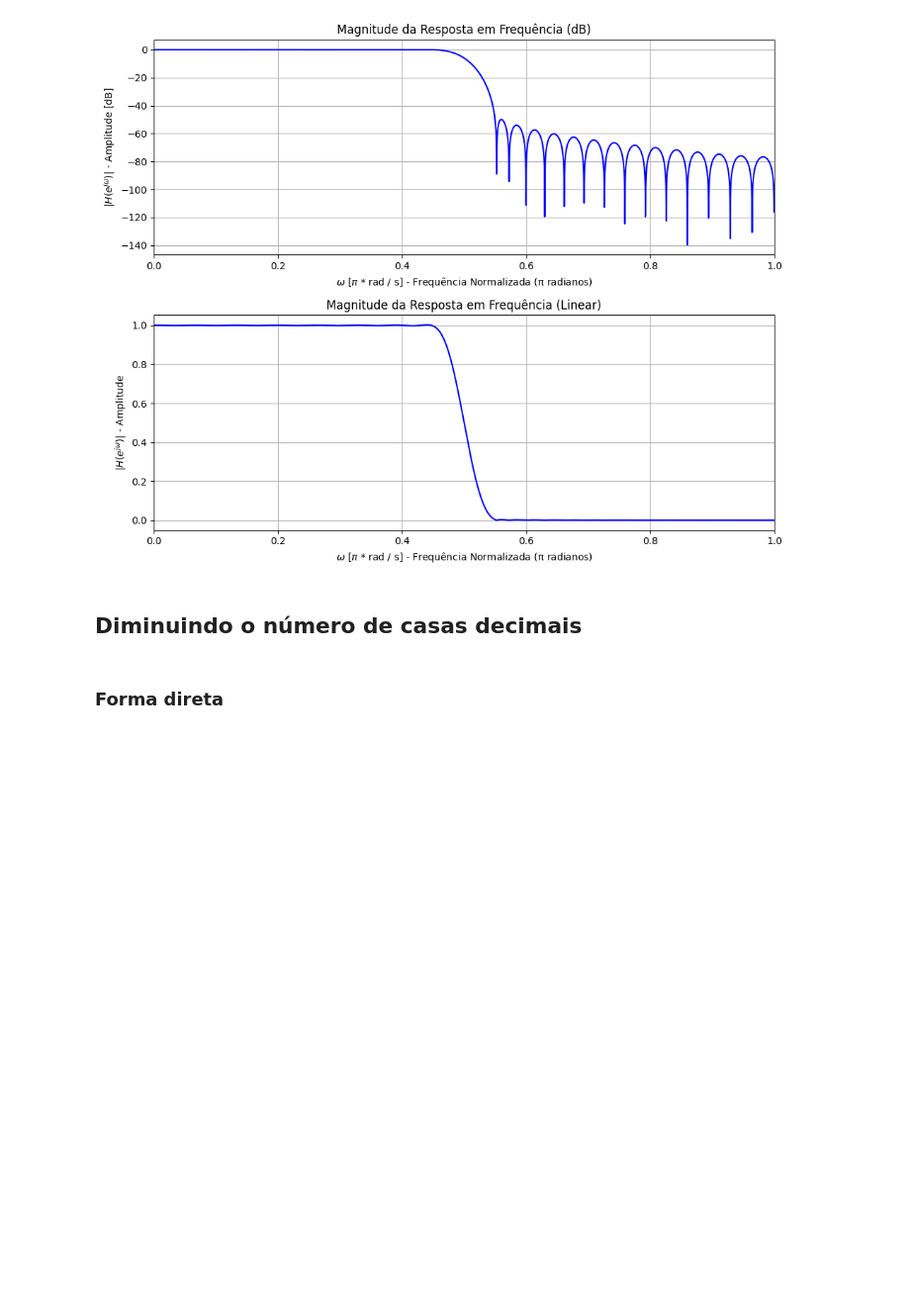
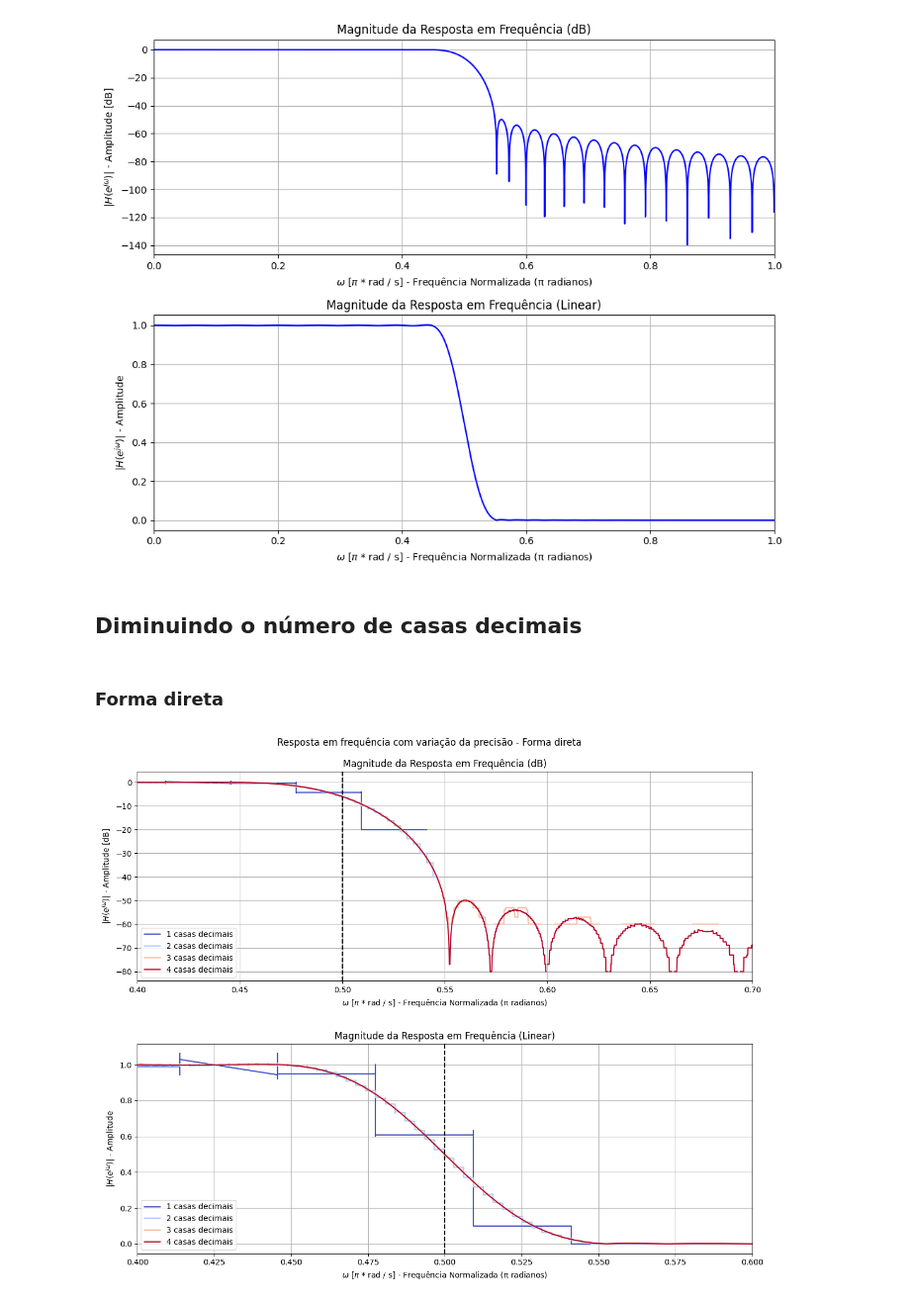
Before and after one commit to IvonLuiz/FIR_Filter_WindowMethod, a Jupyter notebook: notebook/FIR.ipynb, the cells around one changed output. Shown at 99% size. Cells and saved outputs as stored; diff of their text form; code cells hidden in the pictures; blank space fills up the shorter version.

Commit message:
fix decimals

```diff
--- a/notebook/FIR.ipynb
+++ b/notebook/FIR.ipynb
@@ -306,4 +306,39 @@ axs[0].axhline(-As, color='green', linestyle='--', label='Atenuação Banda Reje
 ## Diminuindo o número de casas decimais
 # %% [markdown]
 ### Forma direta
+# %%
+fig, axs = plt.subplots(2, 1, figsize=(12, 10))
+min_casas = 1
+max_casas = 5
+total_casas = max_casas - min_casas
+
+# Obtendo um mapa de cores
+colors = iter(cm.coolwarm(np.linspace(0, 1, total_casas)))
+
+# Iterando para plotar as respostas com diferentes precisões
+for n_casas in range(min_casas, max_casas):
+    # Arredonda os valores dos coeficientes
+    _w = np.round(w, decimals=n_casas)
+    _H = np.round(H, decimals=n_casas)
+    color = next(colors)
+
+    axs = plot_frequency_response_direct(_w, _H, fig, axs, color=color)
+
+# Atualizando a legenda e outras configurações
+axs[0].legend([f"{n_casas} casas decimais" for n_casas in range(min_casas, max_casas)], loc="lower left")
+axs[0].axvline(wc / np.pi, color="k", linestyle="--")
+axs[0].grid()
+axs[0].set_xlim(0.4, 0.7)
+
+axs[1].legend([f"{n_casas} casas decimais" for n_casas in range(min_casas, max_casas)], loc="lower left")
+axs[1].axvline(wc / np.pi, color="k", linestyle="--")
+axs[1].grid()
+axs[1].set_xlim(0.4, 0.6)
+
+# Ajustando o título e layout
+fig.suptitle("Resposta em frequência com variação da precisão - Forma direta")
+fig.subplots_adjust(top=0.92, hspace=0.3)
+plt.show()
+# %% [output]
+[figure, added]
 # %%
```
Also changed, not shown: parts of 3 cells of this notebook.
